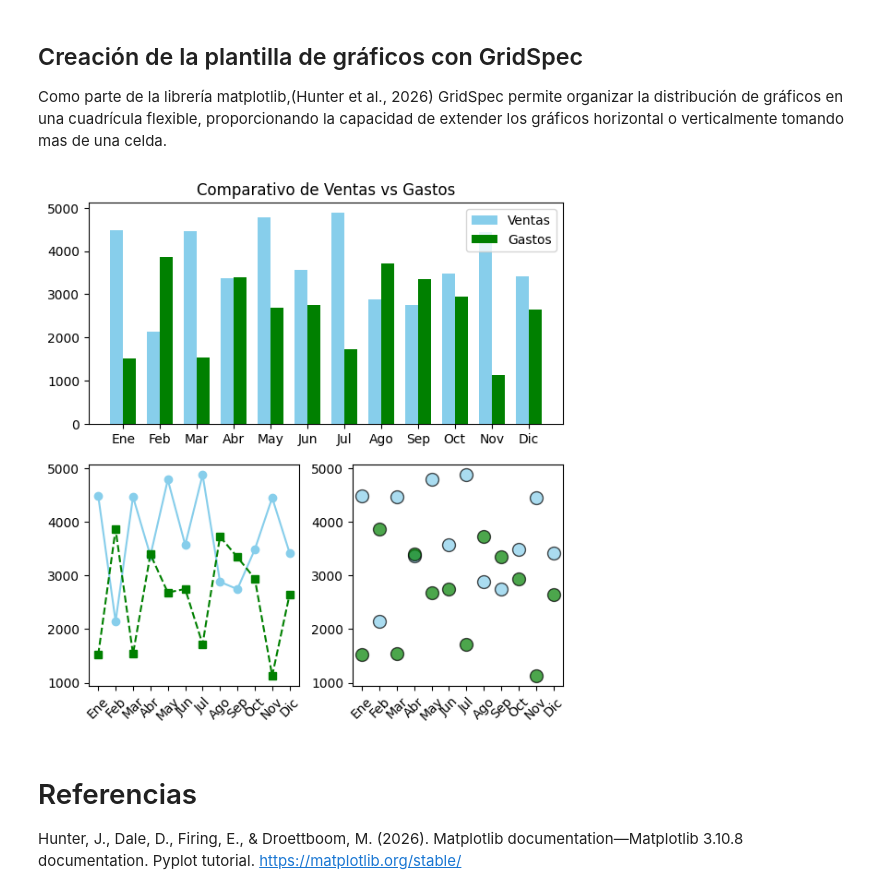
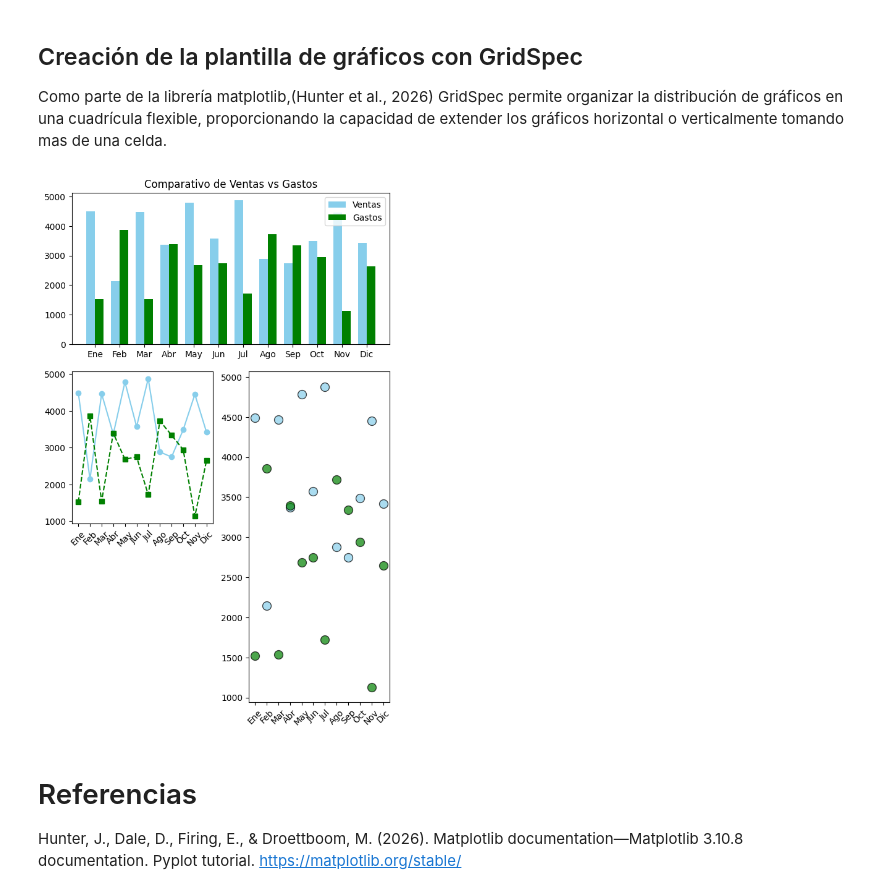
Before and after one commit to iestleija/4808-Programacion, a Jupyter notebook: Unidad1/Practices/Practica10_266229.ipynb, the cells around one changed output. Cells and saved outputs as stored; diff of their text form; code cells hidden in the pictures.

```diff
--- a/Unidad1/Practices/Practica10_266229.ipynb
+++ b/Unidad1/Practices/Practica10_266229.ipynb
@@ -67,33 +67,33 @@ data
 Como parte de la librería matplotlib,(Hunter et al., 2026) GridSpec permite organizar la distribución de gráficos en una cuadrícula flexible, proporcionando la capacidad de extender los gráficos horizontal o verticalmente tomando mas de una celda.
 # %%
 
-fig = plt.figure(figsize=(6, 6))  # Crear figura de 6 * 6 pulgadas
-gs = gridspec.GridSpec(2, 2)  # Definir una cuadrícula de 2x2
+fig = plt.figure(figsize=(6, 9))  # Crear figura de 6 x 9 pulgadas
+gs = gridspec.GridSpec(3, 2)  # Definir una cuadrícula de 3x2
 
 # Crear subplots en posiciones específicas
-ax1 = fig.add_subplot(gs[0, :])  # Primer subplot (fila completa)
-ax2 = fig.add_subplot(gs[1, 0])  # Segundo subplot (fila 1, columna 0)
-ax3 = fig.add_subplot(gs[1, 1])  # Tercer subplot (fila 1, columna 1)
+ax1 = fig.add_subplot(gs[0, :])  # Primer subplot (dos columnas)
+ax2 = fig.add_subplot(gs[1, 0])  # Segundo subplot (una columna)
+ax3 = fig.add_subplot(gs[1:, 1])  # Tercer subplot (dos filas)
 
 x = np.arange(len(meses))
 ancho_barra = 0.35
 ax1.bar(x - ancho_barra/2, data['Ventas'], ancho_barra, label='Ventas', color='skyblue')
 ax1.bar(x + ancho_barra/2, data['Gastos'], ancho_barra, label='Gastos', color='green')
 ax1.set_xticks(x)
 ax1.set_xticklabels(data['Mes'])
 ax1.set_title('Comparativo de Ventas vs Gastos');
 ax1.legend()
 fig.tight_layout()
 
 ax2.plot(data['Mes'], data['Ventas'], marker='o', linestyle='-', color='skyblue', label='Ventas')
 ax2.plot(data['Mes'], data['Gastos'], marker='s', linestyle='--', color='green', label='Gastos')
 ax2.tick_params(axis='x', labelrotation=45)
 
 ax3.scatter(data['Mes'], data['Ventas'], color='skyblue', s=100, alpha=0.7, edgecolors='black')
 ax3.scatter(data['Mes'], data['Gastos'], color='green', s=100, alpha=0.7, edgecolors='black')
 ax3.tick_params(axis='x', labelrotation=45)
 # %% [output]
-[figure, old version]
+[figure, new version]
 # %% [markdown]
 # Referencias
 Hunter, J., Dale, D., Firing, E., & Droettboom, M. (2026). Matplotlib documentation—Matplotlib 3.10.8 documentation. Pyplot tutorial. https://matplotlib.org/stable/
```
